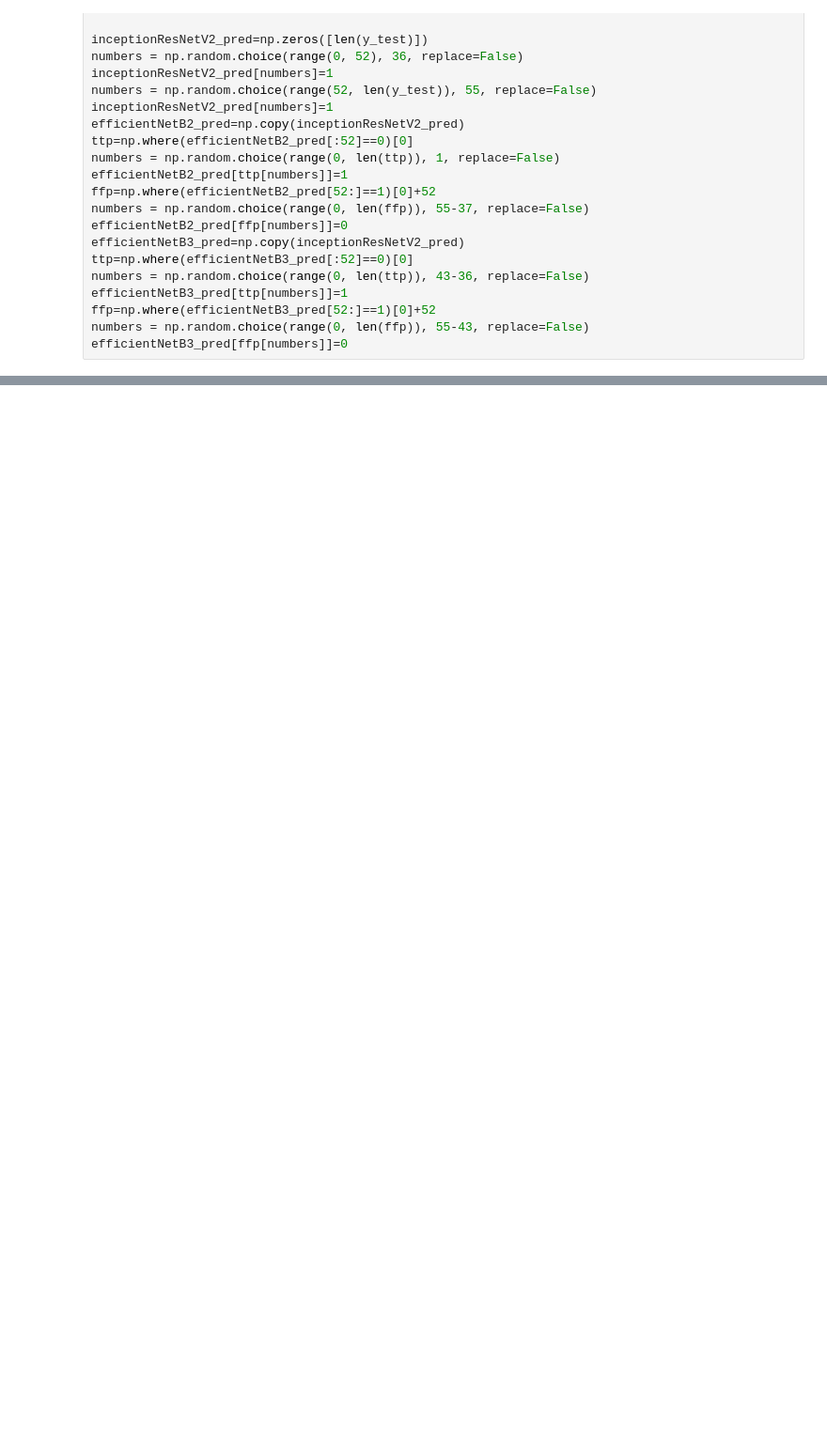
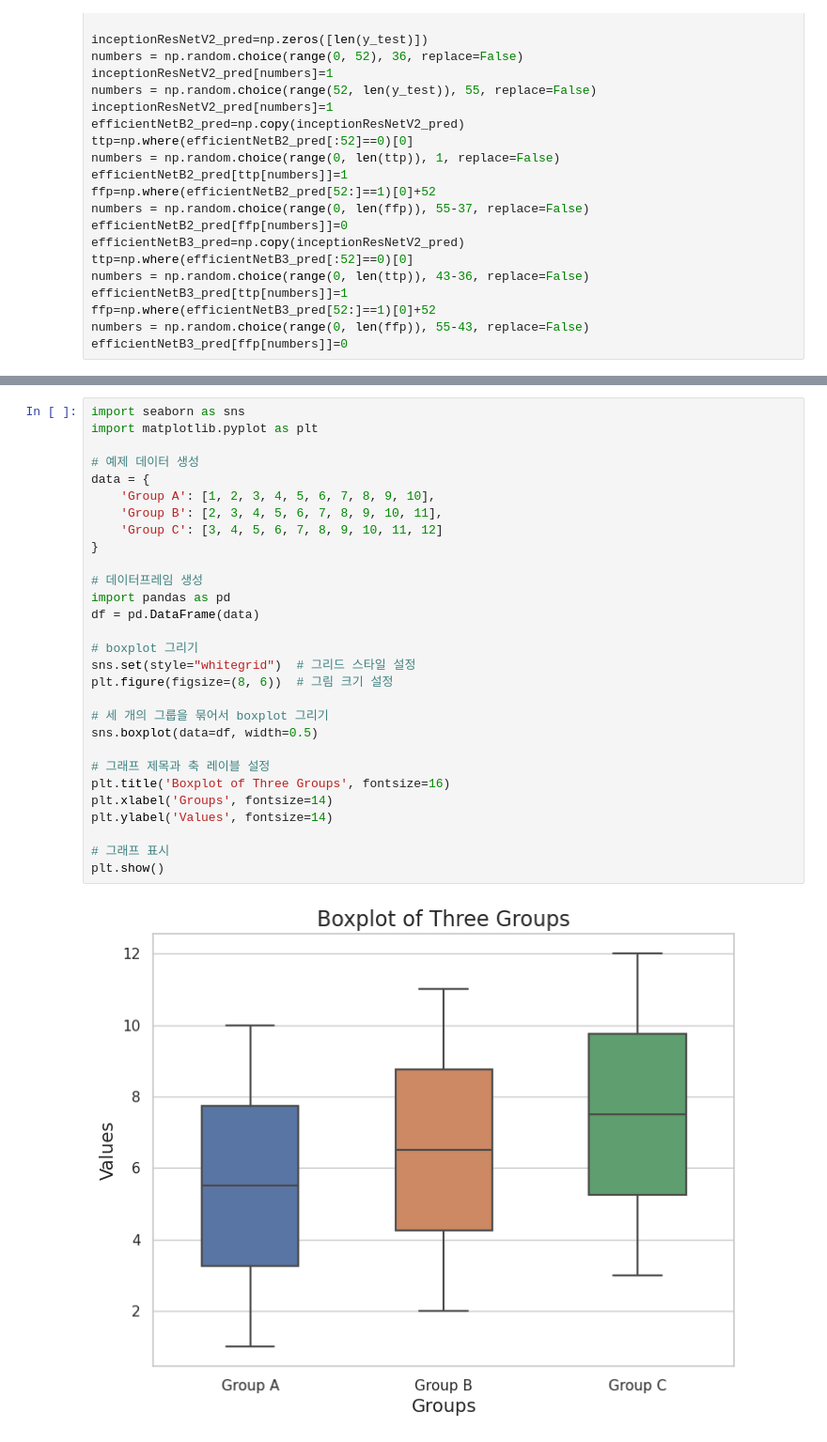
Before and after one commit to Leeyoungsup/HistopathologyMMRstatusClassification, a Jupyter notebook: anova_with_bonferroni_collection.ipynb, the cells around one changed output, grey strips where cells are left out. Shown at 94% size. Drawn from its saved outputs; the diff is of its cells as text; blank space fills up the shorter version.

```diff
--- a/anova_with_bonferroni_collection.ipynb
+++ b/anova_with_bonferroni_collection.ipynb
@@ -247,0 +277,31 @@ T-test and p-value for Model 2:
+# %%
+import seaborn as sns
+import matplotlib.pyplot as plt
+
+# 예제 데이터 생성
+data = {
+    'Group A': [1, 2, 3, 4, 5, 6, 7, 8, 9, 10],
+    'Group B': [2, 3, 4, 5, 6, 7, 8, 9, 10, 11],
+    'Group C': [3, 4, 5, 6, 7, 8, 9, 10, 11, 12]
+}
+
+# 데이터프레임 생성
+import pandas as pd
+df = pd.DataFrame(data)
+
+# boxplot 그리기
+sns.set(style="whitegrid")  # 그리드 스타일 설정
+plt.figure(figsize=(8, 6))  # 그림 크기 설정
+
+# 세 개의 그룹을 묶어서 boxplot 그리기
+sns.boxplot(data=df, width=0.5)
+
+# 그래프 제목과 축 레이블 설정
+plt.title('Boxplot of Three Groups', fontsize=16)
+plt.xlabel('Groups', fontsize=14)
+plt.ylabel('Values', fontsize=14)
+
+# 그래프 표시
+plt.show()
+# %% [output]
+[figure, added]
```
Also changed, not shown: parts of 9 cells of this notebook.
